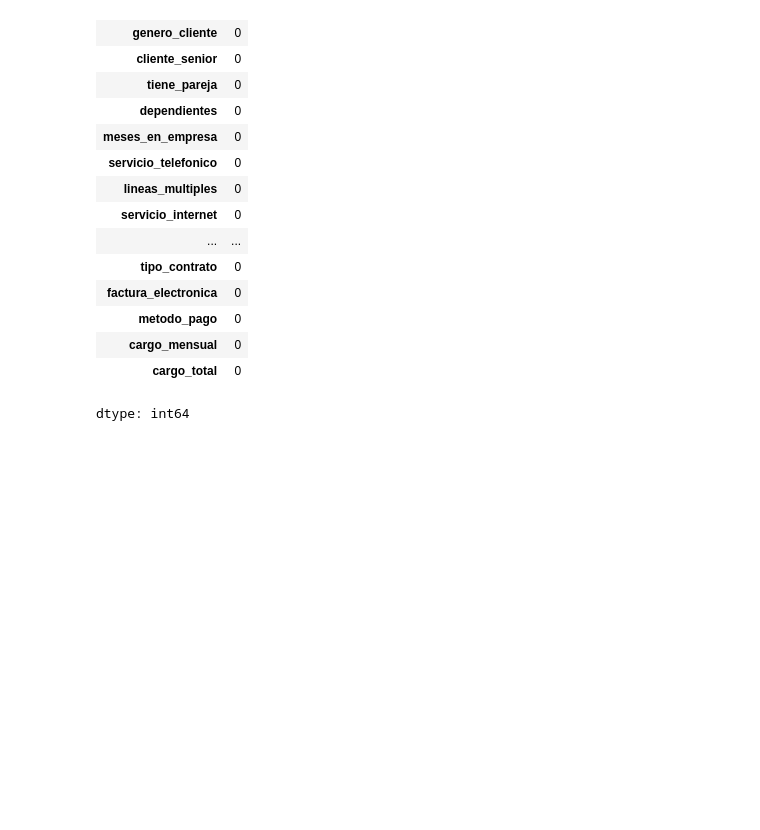
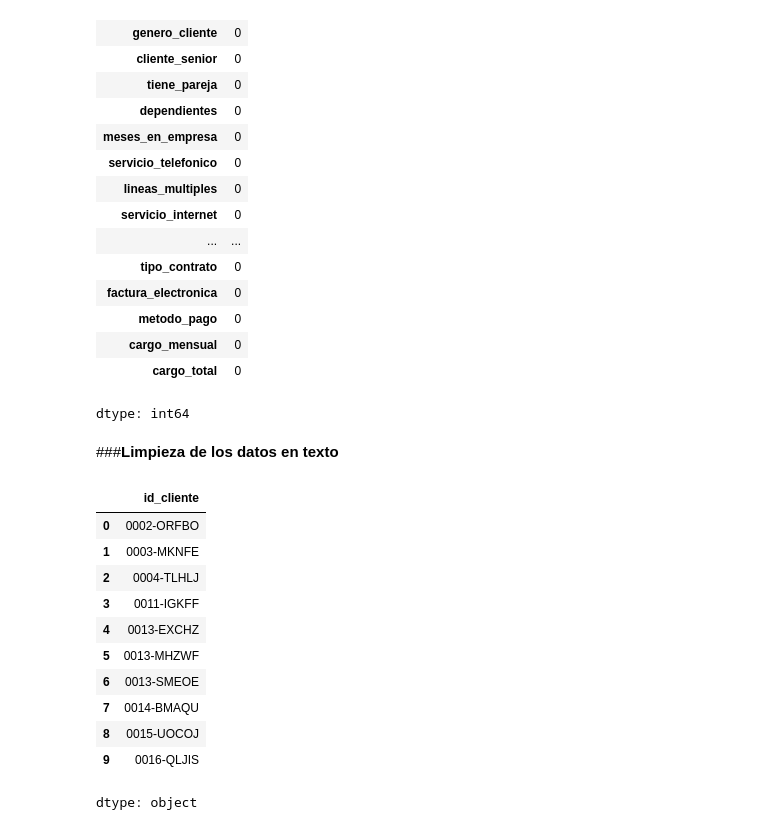
Before and after one commit to Nataliahfk/Telecom-X_-segundo-challenge, a Jupyter notebook: Telecom_X_Clallenge_Latam.ipynb, the cells around one changed output. Drawn from its saved outputs; the diff is of its cells as text; code cells hidden in the pictures; blank space fills up the shorter version.

```diff
--- a/Telecom_X_Clallenge_Latam.ipynb
+++ b/Telecom_X_Clallenge_Latam.ipynb
@@ -291,3 +277,22 @@ df_normalizado.apply(lambda x: x.astype(str).str.strip() == '').sum()
 | cargo_mensual | 0 |
 | cargo_total | 0 |
 dtype: int64
+# %% [markdown]
+###**Limpieza de los datos en texto**
+# %%
+# limpieza columna id del cliente /.strip() elimina espacios en blanco al inicio y al final
+df_normalizado['id_cliente'] = df_normalizado['id_cliente'].str.strip()
+df_normalizado['id_cliente'].head(10)
+# %% [output]
+|  | id_cliente |
+| 0 | 0002-ORFBO |
+| 1 | 0003-MKNFE |
+| 2 | 0004-TLHLJ |
+| 3 | 0011-IGKFF |
+| 4 | 0013-EXCHZ |
+| 5 | 0013-MHZWF |
+| 6 | 0013-SMEOE |
+| 7 | 0014-BMAQU |
+| 8 | 0015-UOCOJ |
+| 9 | 0016-QLJIS |
+dtype: object
```
Also changed, not shown: parts of 3 cells of this notebook.
